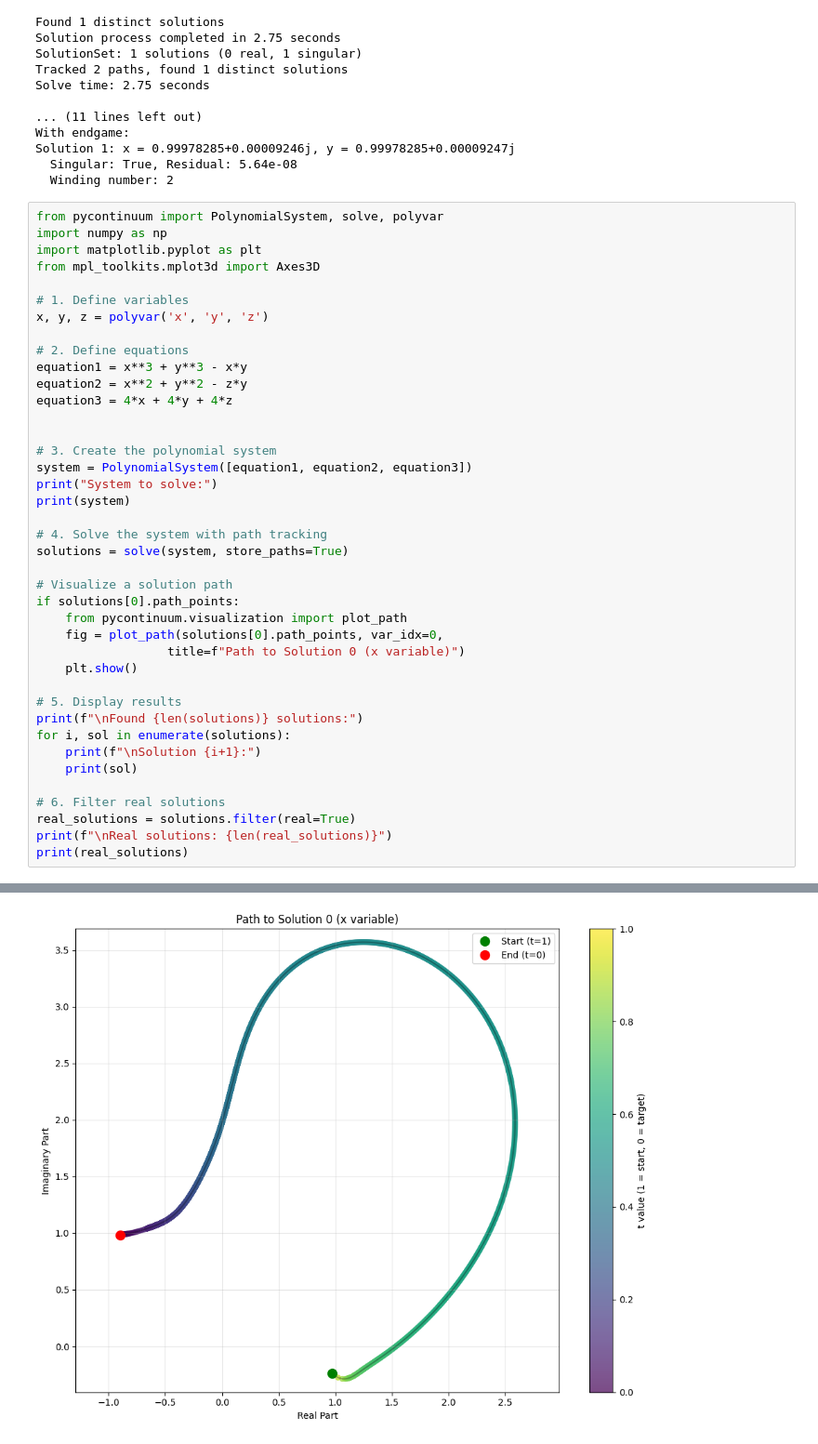
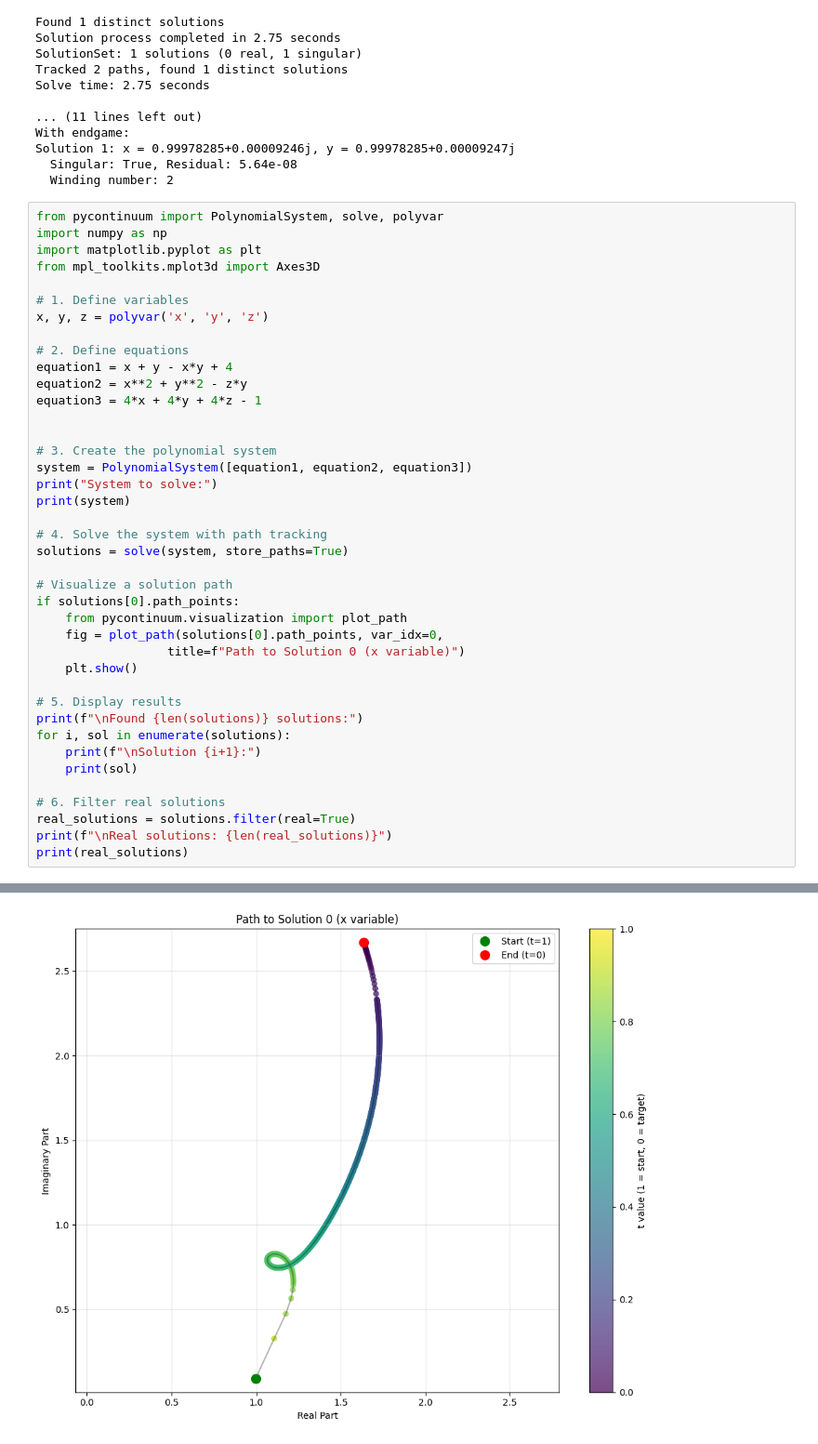
Before and after one commit to sebastian-griego/pyContinuum, a Jupyter notebook: trying_examples.ipynb, the cells around one changed output, grey strips where cells are left out. Shown at 93% size. Drawn from its saved outputs; the diff is of its cells as text.

```diff
--- a/trying_examples.ipynb
+++ b/trying_examples.ipynb
@@ -215,9 +210,9 @@ from mpl_toolkits.mplot3d import Axes3D
 x, y, z = polyvar('x', 'y', 'z')
 
 # 2. Define equations
-equation1 = x**3 + y**3 - x*y
+equation1 = x + y - x*y + 4
 equation2 = x**2 + y**2 - z*y
-equation3 = 4*x + 4*y + 4*z
+equation3 = 4*x + 4*y + 4*z - 1
 
 
 # 3. Create the polynomial system
@@ -266 +248 @@ Switching to Cauchy endgame at t=0.03486784400999986
-[figure, old version]
+[figure, new version]
```
Also changed, not shown: parts of 3 cells of this notebook, 4 other files.
